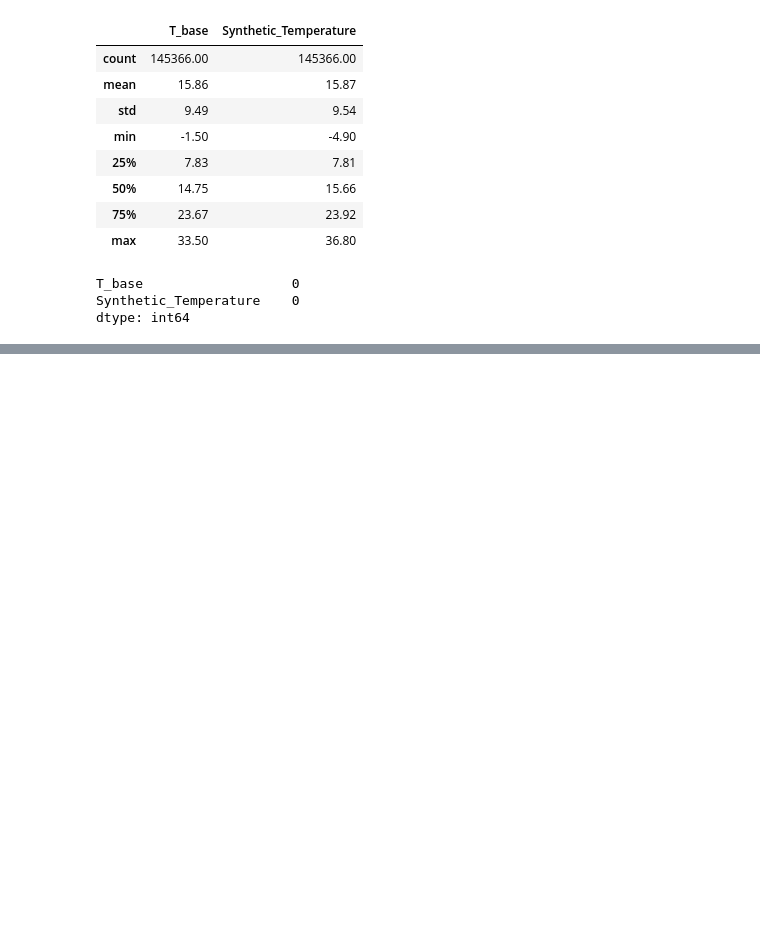
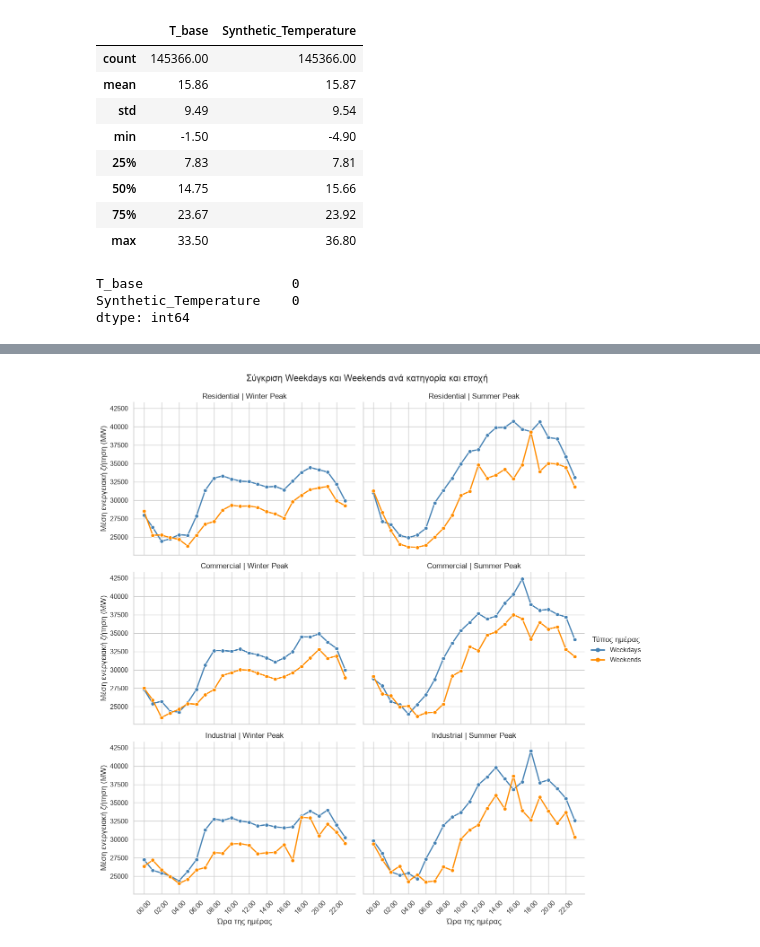
Before and after one commit to Loukas89/ML-Python-Individual-Assignment, a Jupyter notebook: Notebooks/PJME_Analysis.ipynb, the cells around one changed output, grey strips where cells are left out. Drawn from its saved outputs; the diff is of its cells as text; code cells hidden in the pictures; blank space fills up the shorter version.

```diff
--- a/Notebooks/PJME_Analysis.ipynb
+++ b/Notebooks/PJME_Analysis.ipynb
@@ -435,0 +1099,59 @@ dtype: int64
+# %%
+# Συγκρίνουμε Weekdays και Weekends
+# για κάθε κατηγορία και κάθε εποχή
+g = sns.relplot(
+    data=rest_cycle_profile,
+    x='Hour',
+    y='PJME_MW',
+    hue='Day_Type',
+    hue_order=['Weekdays', 'Weekends'],
+    row='Customer_Segment',
+    row_order=[
+        'Residential',
+        'Commercial',
+        'Industrial'
+    ],
+    col='Season',
+    col_order=[
+        'Winter Peak',
+        'Summer Peak'
+    ],
+    kind='line',
+    marker='o',
+    linewidth=2,
+    palette={
+        'Weekdays': 'steelblue',
+        'Weekends': 'darkorange'
+    },
+    height=4,
+    aspect=1.4
+)
+
+g.set_axis_labels(
+    'Ώρα της ημέρας',
+    'Μέση ενεργειακή ζήτηση (MW)'
+)
+
+g.set_titles(
+    row_template='{row_name}',
+    col_template='{col_name}'
+)
+
+# Ρυθμίζουμε τον ωριαίο άξονα
+for ax in g.axes.flat:
+    ax.set_xticks(range(0, 24, 2))
+    ax.set_xticklabels(
+        [f'{hour:02d}:00' for hour in range(0, 24, 2)],
+        rotation=45
+    )
+
+g._legend.set_title('Τύπος ημέρας')
+
+g.fig.suptitle(
+    'Σύγκριση Weekdays και Weekends ανά κατηγορία και εποχή',
+    y=1.02
+)
+
+plt.show()
+# %% [output]
+[figure, added]
```
Also changed, not shown: parts of 20 cells of this notebook.
